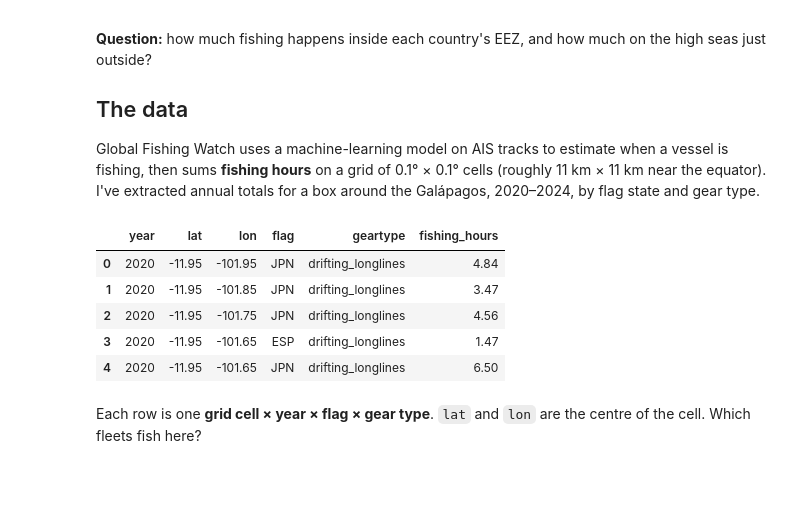
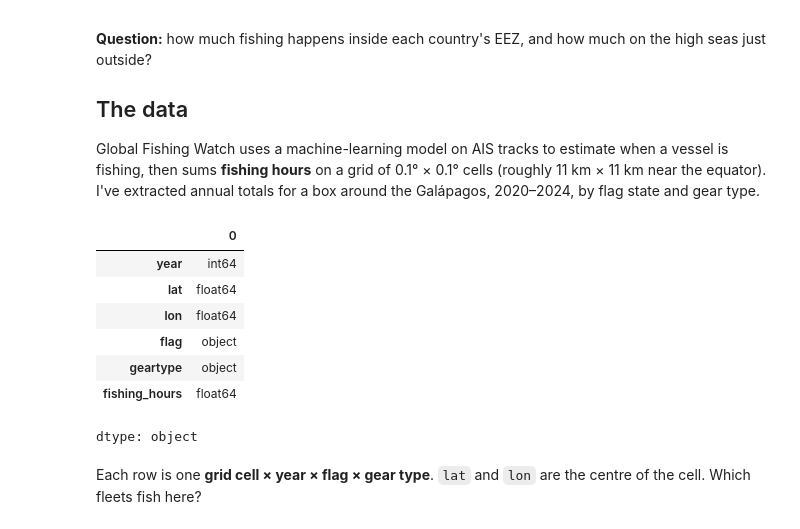
Before and after one commit to ellaxcode/QM2, a Jupyter notebook: notebooks/w03_spatial_data.ipynb, the cells around one changed output. Saved outputs shown, nothing was run; the diff lists cells and outputs as text; code cells hidden in the pictures; blank space fills up the shorter version.

```diff
--- a/notebooks/w03_spatial_data.ipynb
+++ b/notebooks/w03_spatial_data.ipynb
@@ -51,13 +51,17 @@ Global Fishing Watch uses a machine-learning model on AIS tracks to estimate whe
 # %%
 effort = pd.read_csv(URL + "gfw_effort_galapagos.csv")
 effort.head()
+effort.shape
+effort.dtypes
 # %% [output]
-|  | year | lat | lon | flag | geartype | fishing_hours |
-| 0 | 2020 | -11.95 | -101.95 | JPN | drifting_longlines | 4.84 |
-| 1 | 2020 | -11.95 | -101.85 | JPN | drifting_longlines | 3.47 |
-| 2 | 2020 | -11.95 | -101.75 | JPN | drifting_longlines | 4.56 |
-| 3 | 2020 | -11.95 | -101.65 | ESP | drifting_longlines | 1.47 |
-| 4 | 2020 | -11.95 | -101.65 | JPN | drifting_longlines | 6.50 |
+|  | 0 |
+| year | int64 |
+| lat | float64 |
+| lon | float64 |
+| flag | object |
+| geartype | object |
+| fishing_hours | float64 |
+dtype: object
 # %% [markdown]
 Each row is one **grid cell × year × flag × gear type**. `lat` and `lon` are the centre of the cell. Which fleets fish here?
 # %%
```
Also changed, not shown: parts of 7 cells of this notebook.
